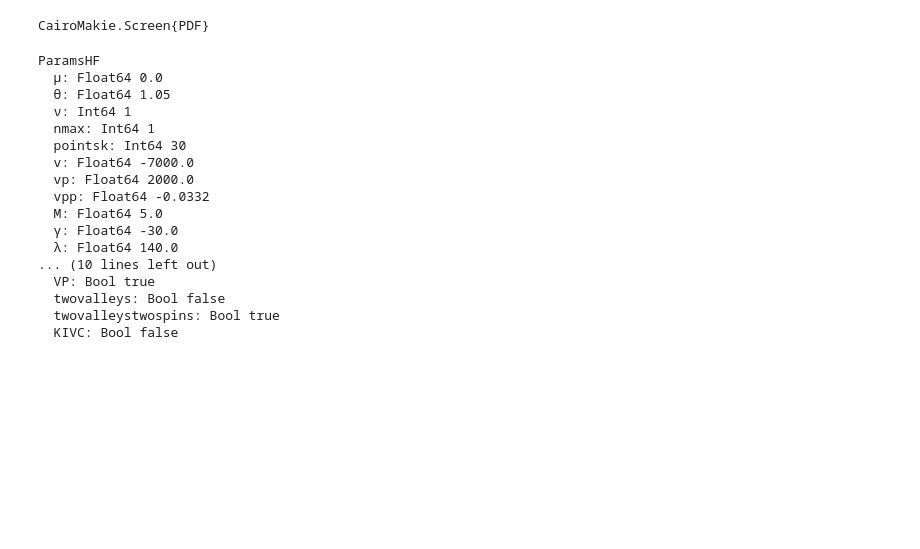
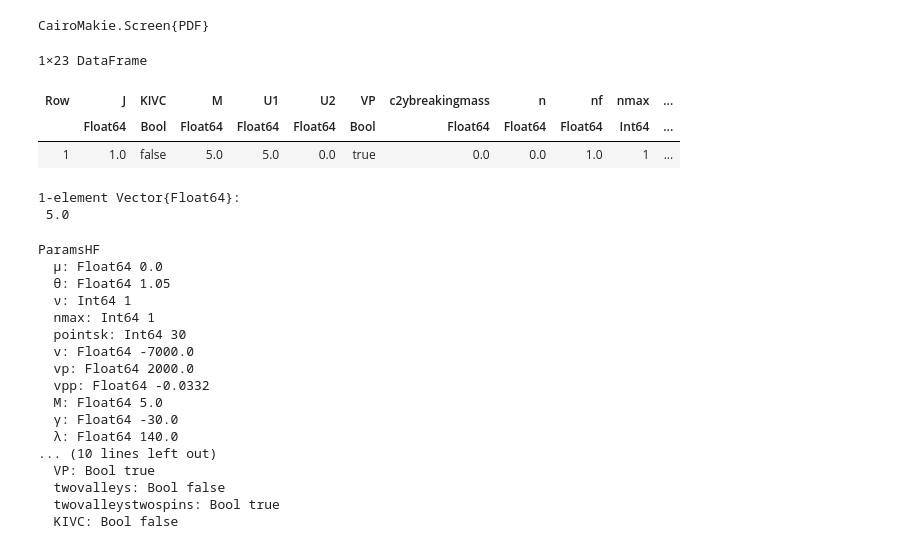
Before and after one commit to fernandopenaranda/LMC, a Jupyter notebook: src/Paper/Figure_TBG.ipynb, the cells around one changed output. Drawn from its saved outputs; the diff is of its cells as text; code cells hidden in the pictures; blank space fills up the shorter version.

```diff
--- a/src/Paper/Figure_TBG.ipynb
+++ b/src/Paper/Figure_TBG.ipynb
@@ -908,6 +870,18 @@ v = "v1"
 save("/Users/fernandopenaranda/Documents/Work/PostdocDonosti/Packages/LMC/src/Paper/Figures/Figinteractingbands$(v).pdf", fig)
 # %% [output]
 CairoMakie.Screen{PDF}
+# %%
+l = LMC.readparams(2281278)
+# %% [output]
+1×23 DataFrame
+| Row | J | KIVC | M | U1 | U2 | VP | c2ybreakingmass | n | nf | nmax | ... |
+|  | Float64 | Bool | Float64 | Float64 | Float64 | Bool | Float64 | Float64 | Float64 | Int64 | ... |
+| 1 | 1.0 | false | 5.0 | 5.0 | 0.0 | true | 0.0 | 0.0 | 1.0 | 1 | ... |
+# %%
+l.M
+# %% [output]
+1-element Vector{Float64}:
+ 5.0
 # %%
 p
 # %% [output]
```
Also changed, not shown: parts of 14 cells of this notebook, 15 other files.
